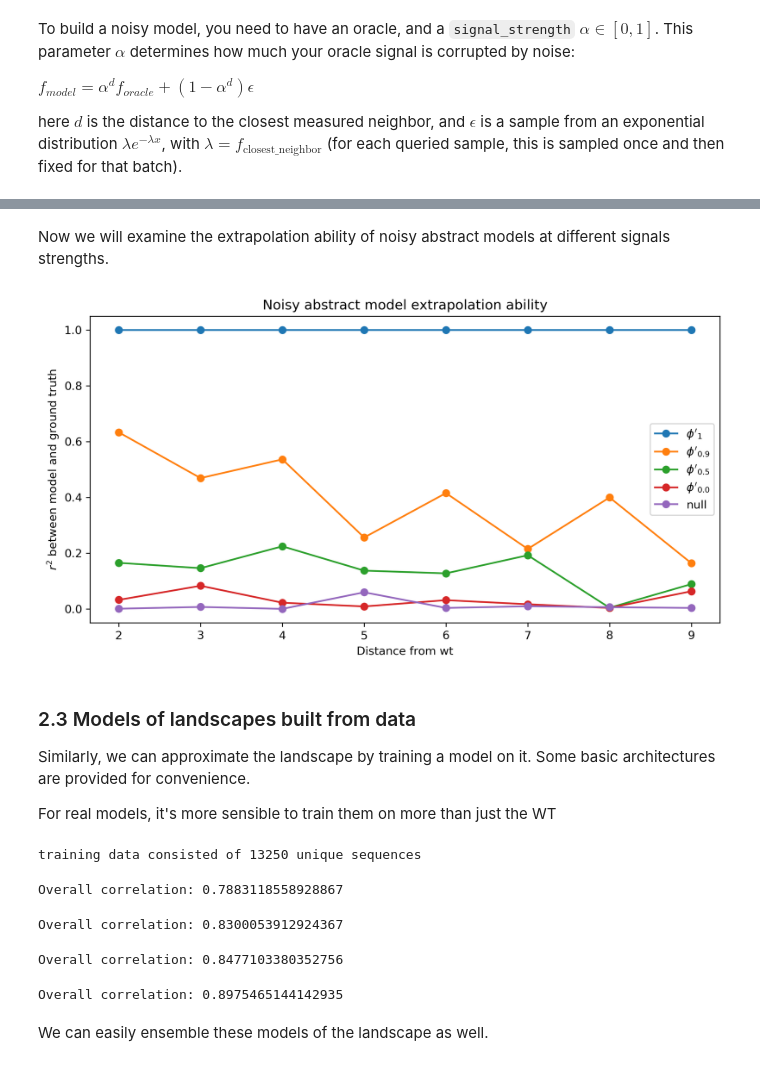
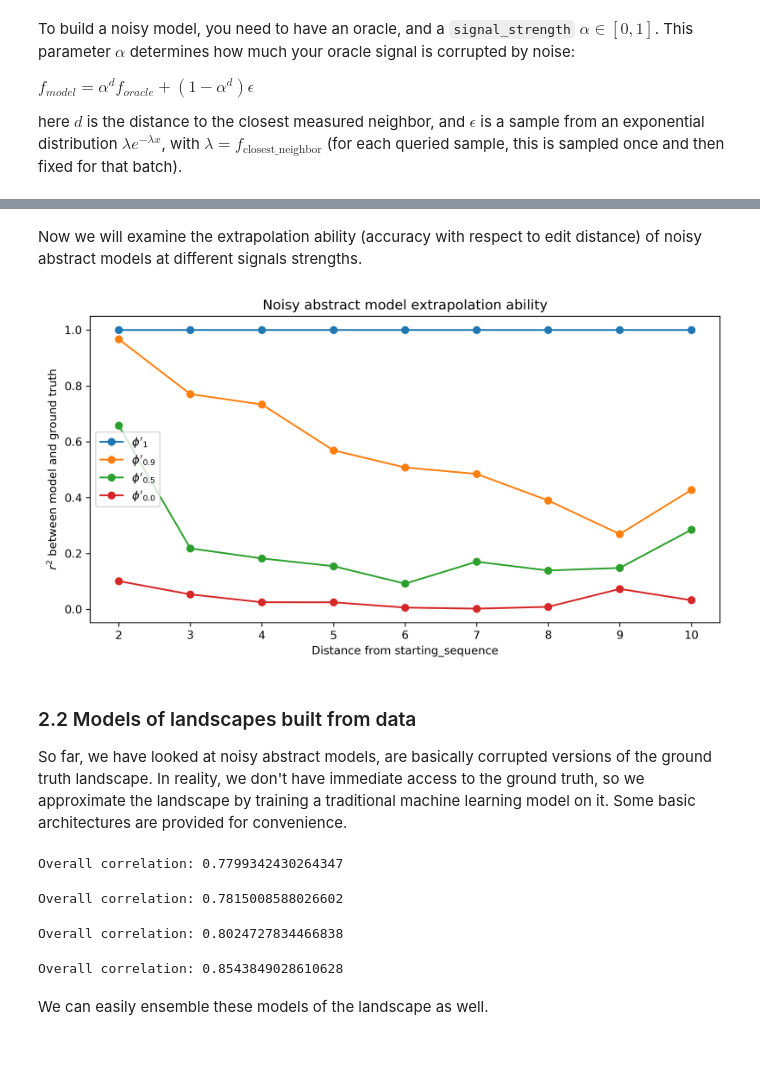
Before and after one commit to samsinai/FLEXS, a Jupyter notebook: examples/Tutorial.ipynb, the cells around one changed output, grey strips where cells are left out. Saved outputs shown, nothing was run; the diff lists cells and outputs as text; code cells hidden in the pictures.

```diff
--- a/examples/Tutorial.ipynb
+++ b/examples/Tutorial.ipynb
@@ -154,6 +139,7 @@ $f_{model}= \alpha^d f_{oracle} + (1-\alpha^d)\epsilon$
 
 here $d$ is the distance to the closest measured neighbor, and $\epsilon$ is a sample from an exponential distribution $\lambda e^{-\lambda x}$, with $\lambda = f_\text{closest_neighbor}$ (for each queried sample, this is sampled once and then fixed for that batch).
 # %%
-noisy_models = [baselines.models.NoisyAbstractModel(landscape, signal_strength=ss) for ss in [1, 0.9, 0.75, 0]]
-for model in noisy_models:
-    model.train([wt], landscape.get_fitness([wt]))
+noisy_models = [
+    baselines.models.NoisyAbstractModel(landscape, signal_strength=ss)
+    for ss in [1, 0.9, 0.75, 0]
+]
@@ -173,0 +148,9 @@ list(zip(val_x[:5], noisy_models[2].get_fitness(val_x[:5])))
+# %%
+train_x = np.array(list(set(s_utils.generate_random_mutant(starting_sequence, 0.2*(i%5), alphabet)
+                                 for i in range(0, 10000))))
+train_y = landscape.get_fitness(train_x)
+print (f'training data consists of {len(train_x)} unique sequences')
+
+test_x = np.array(list(set(s_utils.generate_random_mutant(starting_sequence, 0.2*(i%5), alphabet=alphabet)
+                  for i in range(2000))))
+test_y = landscape.get_fitness(test_x)
@@ -185,11 +179,11 @@ plt.show()
 # %% [markdown]
-Now we will examine the extrapolation ability of noisy abstract models at different signals strengths.
+Now we will examine the extrapolation ability (accuracy with respect to edit distance) of noisy abstract models at different signals strengths.
 # %%
 import scipy.stats
 
 def get_corr_per_distance(seqs, labels, preds):
     corrs = []
-    edit_distances = np.array([editdistance.eval(seq, wt) for seq in seqs])
+    edit_distances = np.array([editdistance.eval(seq, starting_sequence) for seq in seqs])
 
     for dist in range(1, 11):
         seqs_at_dist = edit_distances == dist
@@ -203,76 +197,65 @@ def get_corr_per_distance(seqs, labels, preds):
 
     return corrs
 # %%
-corrs_noisy_neighbors = [get_corr_per_distance(val_x, val_y, noisy_model.get_fitness(val_x))
+corrs_noisy_neighbors = [get_corr_per_distance(test_x, test_y, noisy_model.get_fitness(test_x))
                          for noisy_model in noisy_models]
-corrs_null = get_corr_per_distance(val_x, val_y, null_model.get_fitness(val_x))
 # %%
 plt.figure(figsize=(10,5), dpi=300)
 plt.title('Noisy abstract model extrapolation ability')
 plt.plot(range(1,11), corrs_noisy_neighbors[0], 'o-', label="$\phi'_{1}$")
 plt.plot(range(1,11), corrs_noisy_neighbors[1], 'o-', label="$\phi'_{0.9}$")
 plt.plot(range(1,11), corrs_noisy_neighbors[2], 'o-', label="$\phi'_{0.5}$")
 plt.plot(range(1,11), corrs_noisy_neighbors[3], 'o-', label="$\phi'_{0.0}$")
-plt.plot(range(1,11), corrs_null, 'o-', label="null")
 plt.ylabel("$r^2$ between model and ground truth")
-plt.xlabel("Distance from wt")
+plt.xlabel("Distance from starting_sequence")
 plt.legend()
 plt.show()
 # %% [output]
-[figure, old version]
+[figure, new version]
 # %% [markdown]
-### 2.3 Models of landscapes built from data
+### 2.2 Models of landscapes built from data
 
-Similarly, we can approximate the landscape by training a model on it. Some basic architectures are provided for convenience.
-
-For real models, it's more sensible to train them on more than just the WT
+So far, we have looked at noisy abstract models, are basically corrupted versions of the ground truth landscape. In reality, we don't have immediate access to the ground truth, so we approximate the landscape by training a traditional machine learning model on it. Some basic architectures are provided for convenience.
-# %%
-train_x = np.array(list(set(s_utils.generate_random_mutant(wt, 0.2*(i%5), alphabet)
-                                 for i in range(0, 20000))))
-train_y = landscape.get_fitness(train_x)
-print (f'training data consisted of {len(train_x)} unique sequences')
-# %% [output]
-training data consisted of 13250 unique sequences
 # %%
 linear_regression = baselines.models.LinearRegression(alphabet=alphabet)
 linear_regression.train(train_x, train_y)
 
-linear_regression_preds = linear_regression.get_fitness(val_x)
-corrs_linear = get_corr_per_distance(val_x, val_y, linear_regression_preds)
+linear_regression_preds = linear_regression.get_fitness(test_x)
+corrs_linear = get_corr_per_distance(test_x, test_y, linear_regression_preds)
 
-print(f"Overall correlation: {scipy.stats.pearsonr(linear_regression_preds, val_y)[0]**2}")
+print(f"Overall correlation: {scipy.stats.pearsonr(linear_regression_preds, test_y)[0]**2}")
 # %% [output]
-Overall correlation: 0.7883118558928867
+Overall correlation: 0.7799342430264347
 # %%
 random_forest = baselines.models.RandomForest(alphabet=alphabet)
 random_forest.train(train_x, train_y)
 
-random_forest_preds = random_forest.get_fitness(val_x)
-corrs_rf = get_corr_per_distance(val_x, val_y, random_forest_preds)
+random_forest_preds = random_forest.get_fitness(test_x)
+corrs_rf = get_corr_per_distance(test_x, test_y, random_forest_preds)
 
-print(f"Overall correlation: {scipy.stats.pearsonr(random_forest_preds, val_y)[0]**2}")
+print(f"Overall correlation: {scipy.stats.pearsonr(random_forest_preds, test_y)[0]**2}")
 # %% [output]
-Overall correlation: 0.8300053912924367
+Overall correlation: 0.7815008588026602
 # %%
-mlp = baselines.models.MLP(len(wt), hidden_size=100, alphabet=alphabet, loss='MSE')
+mlp = baselines.models.MLP(len(starting_sequence), hidden_size=100, alphabet=alphabet, loss='MSE')
 mlp.train(train_x, train_y)
 
-mlp_preds = mlp.get_fitness(val_x)
-corrs_mlp = get_corr_per_distance(val_x, val_y, mlp_preds)
+mlp_preds = mlp.get_fitness(test_x)
+corrs_mlp = get_corr_per_distance(test_x, test_y, mlp_preds)
 
-print(f"Overall correlation: {scipy.stats.pearsonr(mlp_preds, val_y)[0]**2}")
+print(f"Overall correlation: {scipy.stats.pearsonr(mlp_preds, test_y)[0]**2}")
 # %% [output]
-Overall correlation: 0.8477103380352756
+Overall correlation: 0.8024727834466838
 # %%
-cnn = baselines.models.CNN(len(wt), num_filters=32, hidden_size=100, alphabet=alphabet, loss='MSE')
+cnn = baselines.models.CNN(len(starting_sequence), num_filters=32, hidden_size=100, alphabet=alphabet, loss='MSE')
 cnn.train(train_x, train_y)
 
-cnn_preds = cnn.get_fitness(val_x)
-corrs_cnn = get_corr_per_distance(val_x, val_y, cnn_preds)
+cnn_preds = cnn.get_fitness(test_x)
+corrs_cnn = get_corr_per_distance(test_x, test_y, cnn_preds)
 
-print(f"Overall correlation: {scipy.stats.pearsonr(cnn_preds, val_y)[0]**2}")
+print(f"Overall correlation: {scipy.stats.pearsonr(cnn_preds, test_y)[0]**2}")
 # %% [output]
-Overall correlation: 0.8975465144142935
+Overall correlation: 0.8543849028610628
 # %% [markdown]
 We can easily ensemble these models of the landscape as well.
 # %%
```
Also changed, not shown: parts of 69 cells of this notebook, 13 other files.
